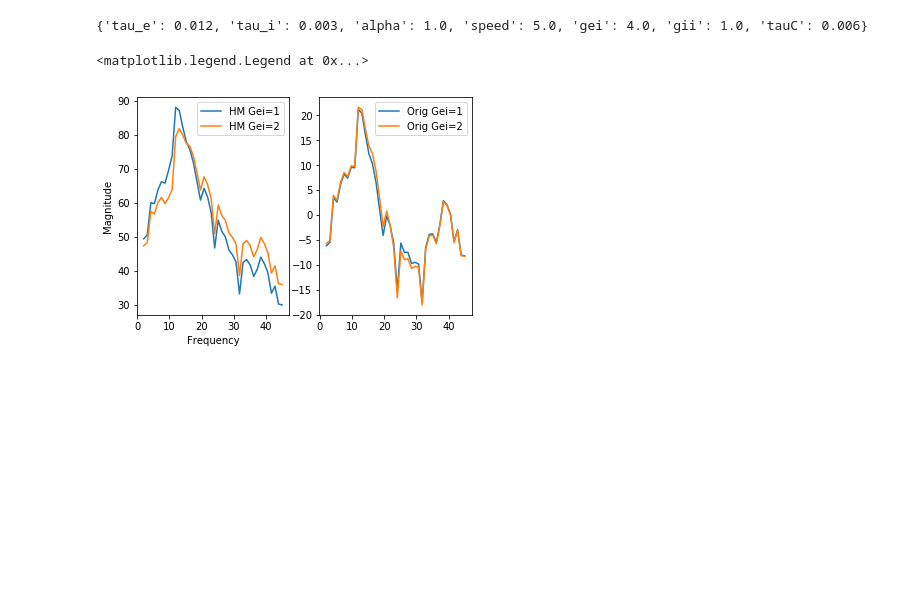
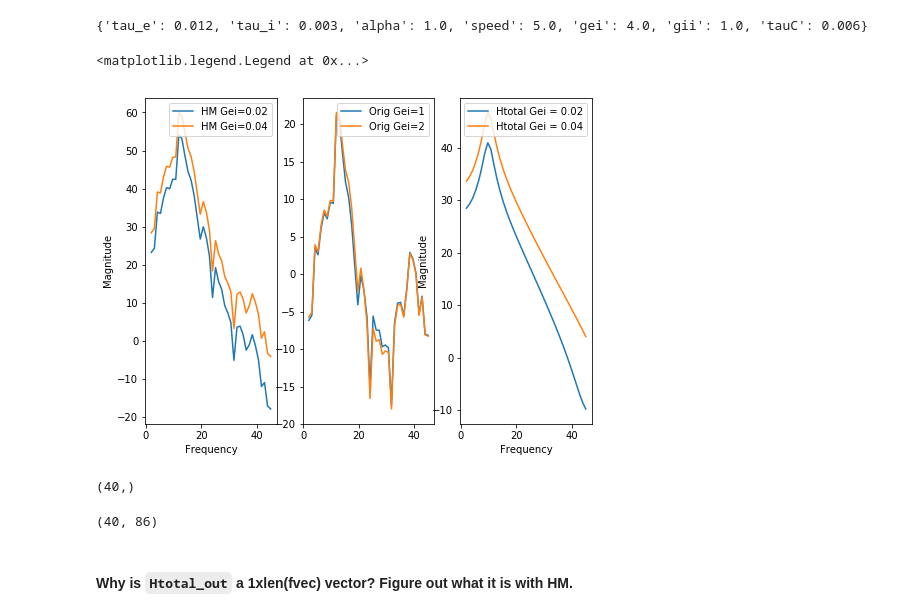
Before and after one commit to Raj-Lab-UCSF/spectrome, a Jupyter notebook: spectrome/notebooks/sgm/local_oscillators_comparison.ipynb, the cells around one changed output. Saved outputs shown, nothing was run; the diff lists cells and outputs as text; code cells hidden in the pictures; blank space fills up the shorter version.

```diff
--- a/spectrome/notebooks/sgm/local_oscillators_comparison.ipynb
+++ b/spectrome/notebooks/sgm/local_oscillators_comparison.ipynb
@@ -33,46 +33,64 @@ print(default_params)
 # %%
 %matplotlib inline
 # Plot out the frequency responses:
-plt.figure('Frequency Responses')
+plt.figure('Frequency Responses', figsize = [8,6])
 
 # changing gei:
 default_params["gei"] = 1
 freq_model, frequency_response, evec, Vvec = runforward.run_forward(
 HCP_brain, default_params, fvec
 )
 
+# change gei again for alternative model
+default_params["gei"] = 0.02
 freq_HM, fr_HM, _, _, Htotal_out = runforward.run_HM_forward(
 HCP_brain, default_params, fvec
 )
 HM_region = freq_HM[0,:]
-plt.subplot(1,2,1)
-plt.plot(fvec,np.transpose(functions.mag2db(np.abs(HM_region))), label = 'HM Gei=1')
+plt.subplot(1,3,1)
+plt.plot(fvec,np.transpose(functions.mag2db(np.abs(HM_region))), label = 'HM Gei=0.02')
 plot_region = freq_model[0,:]
-plt.subplot(1,2,2)
+plt.subplot(1,3,2)
 plt.plot(fvec,np.transpose(functions.mag2db(np.abs(plot_region))),label = 'Orig Gei=1');
+plt.subplot(1,3,3)
+plt.plot(fvec,functions.mag2db(np.abs(Htotal_out)), label = 'Htotal Gei = 0.02')
 
 default_params["gei"] = 2
 freq_model, frequency_response, evec, Vvec = runforward.run_forward(
 HCP_brain, default_params, fvec
 )
+# change gei again for alternative model
+default_params["gei"] = 0.04
 freq_HM, fr_HM, _, _, Htotal_out = runforward.run_HM_forward(
 HCP_brain, default_params, fvec
 )
 HM_region = freq_HM[0,:]
 plot_region = freq_model[0,:]
-plt.subplot(1,2,2)
+plt.subplot(1,3,2)
 plt.plot(fvec,np.transpose(functions.mag2db(np.abs(plot_region))), label = 'Orig Gei=2');
 plt.gca().legend(loc = 'upper right')
 
-plt.subplot(1,2,1)
-plt.plot(fvec,np.transpose(functions.mag2db(np.abs(HM_region))), label = 'HM Gei=2')
+plt.subplot(1,3,1)
+plt.plot(fvec,np.transpose(functions.mag2db(np.abs(HM_region))), label = 'HM Gei=0.04')
 plt.xlabel('Frequency')
 plt.ylabel('Magnitude')
 plt.gca().legend(loc = 'upper right')
+
+plt.subplot(1,3,3)
+plt.plot(fvec,functions.mag2db(np.abs(Htotal_out)), label = 'Htotal Gei = 0.04')
+plt.xlabel('Frequency')
+plt.ylabel('Magnitude')
+plt.gca().legend(loc = 'upper right')
 # %% [output]
 <matplotlib.legend.Legend at 0x...>
-[figure, old version]
+[figure, new version]
 # %%
-freq_HM.shape
+Htotal_out.shape
+# %% [output]
+(40,)
 # %%
 frequency_response.shape
+# %% [output]
+(40, 86)
+# %% [markdown]
+#### Why is `Htotal_out` a 1xlen(fvec) vector? Figure out what it is with HM.
```
Also changed, not shown: 3 other files.
